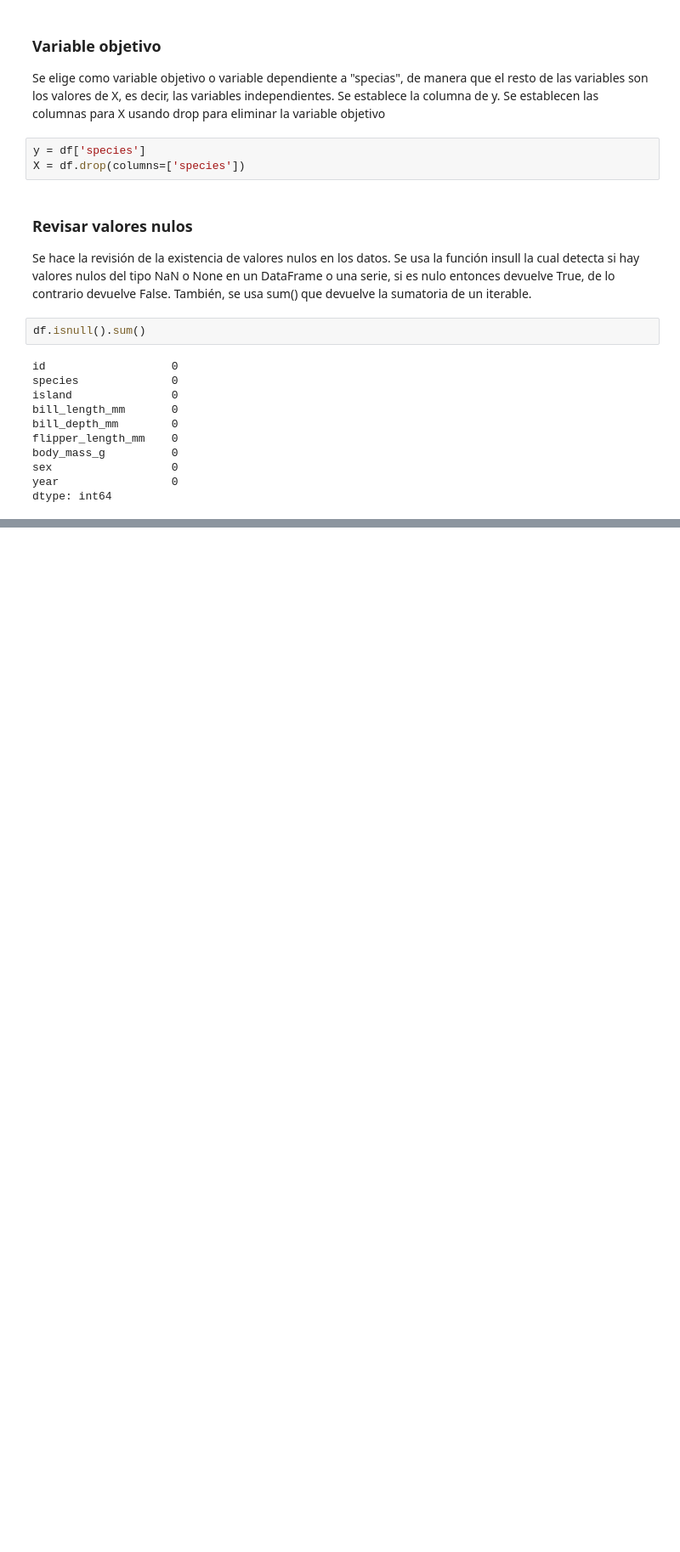
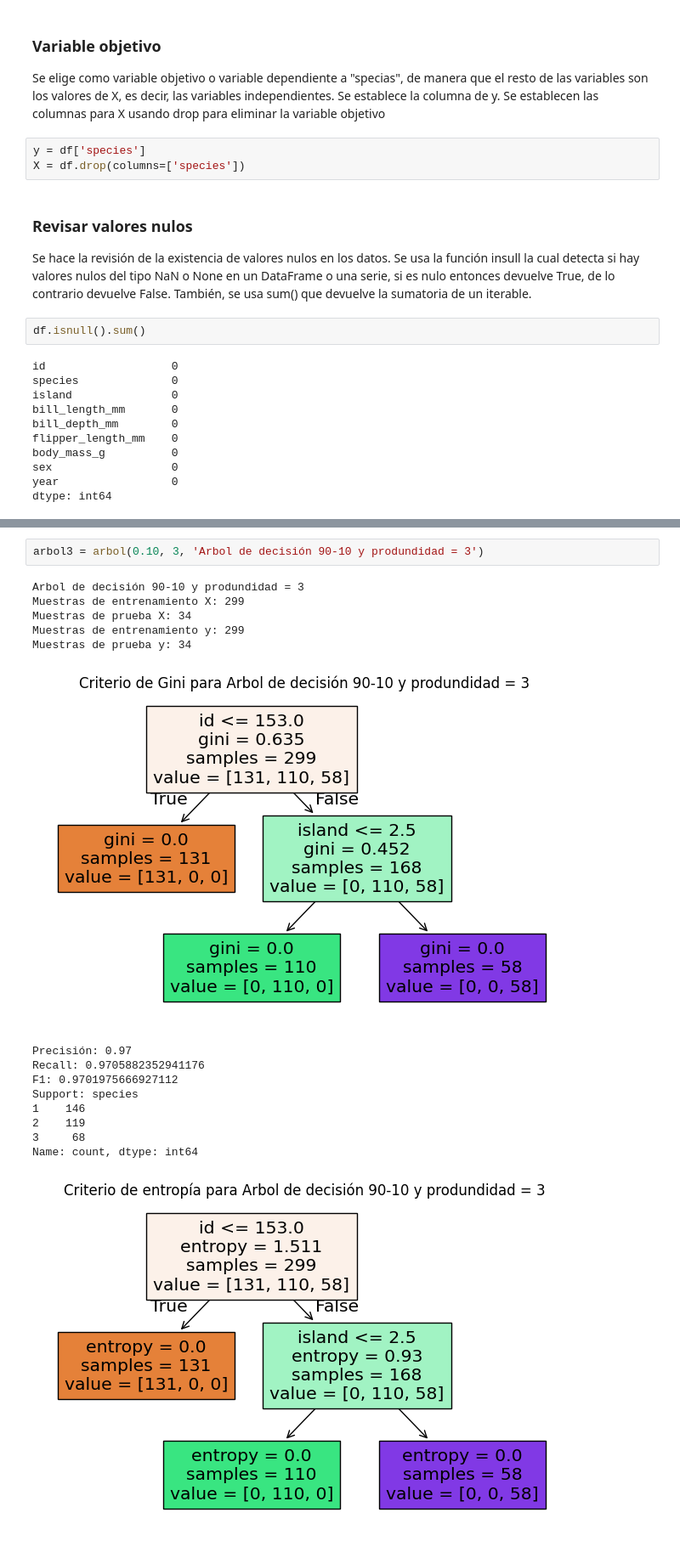
Before and after one commit to vanessalugo04/Analitica_Avanzada_Datos, a Jupyter notebook: arbol_decision.ipynb, the cells around one changed output, grey strips where cells are left out. Shown at 85% size. Drawn from its saved outputs; the diff is of its cells as text; blank space fills up the shorter version.

```diff
--- a/arbol_decision.ipynb
+++ b/arbol_decision.ipynb
@@ -190,0 +209,18 @@ Para concluir, se puede observar que el primer árbol de decisión que tiene com
+# %%
+arbol3 = arbol(0.10, 3, 'Arbol de decisión 90-10 y produndidad = 3')
+# %% [output]
+Arbol de decisión 90-10 y produndidad = 3
+Muestras de entrenamiento X: 299
+Muestras de prueba X: 34
+Muestras de entrenamiento y: 299
+Muestras de prueba y: 34
+[figure, added]
+Precisión: 0.97
+Recall: 0.9705882352941176
+F1: 0.9701975666927112
+Support: species
+1    146
+2    119
+3     68
+Name: count, dtype: int64
+[figure, added]
```
Also changed, not shown: parts of 39 cells of this notebook, 1 other file.
